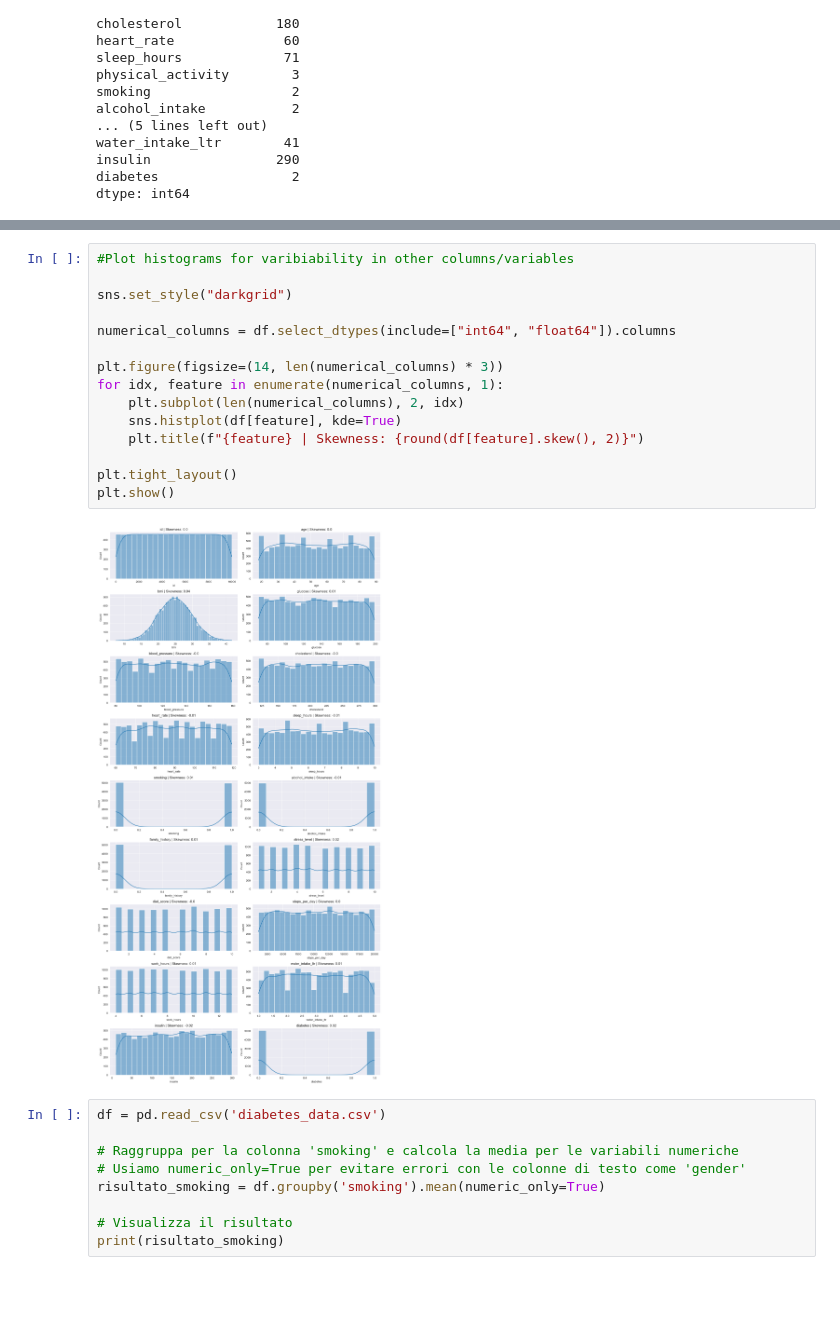
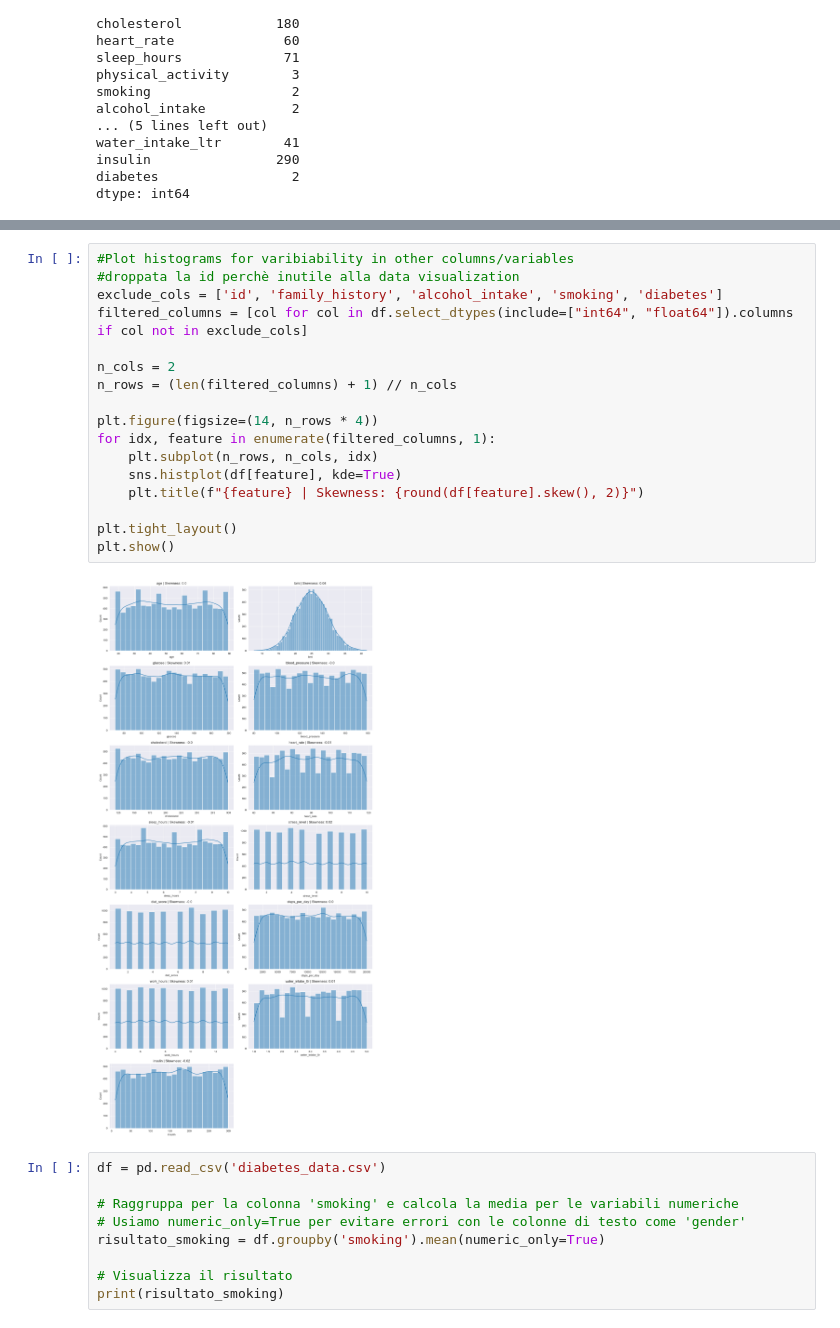
Before and after one commit to LennyTheCoder03/develhope_project, a Jupyter notebook: nuovo codice.ipynb, the cells around one changed output, grey strips where cells are left out. Drawn from its saved outputs; the diff is of its cells as text; blank space fills up the shorter version.

```diff
--- a/nuovo codice.ipynb
+++ b/nuovo codice.ipynb
@@ -138,20 +137,22 @@ plt.show()
 # %%
 #Plot histograms for varibiability in other columns/variables
+#droppata la id perchè inutile alla data visualization
+exclude_cols = ['id', 'family_history', 'alcohol_intake', 'smoking', 'diabetes']
+filtered_columns = [col for col in df.select_dtypes(include=["int64", "float64"]).columns if col not in exclude_cols]
 
-sns.set_style("darkgrid")
+n_cols = 2
+n_rows = (len(filtered_columns) + 1) // n_cols
 
-numerical_columns = df.select_dtypes(include=["int64", "float64"]).columns
-
-plt.figure(figsize=(14, len(numerical_columns) * 3))
-for idx, feature in enumerate(numerical_columns, 1):
-    plt.subplot(len(numerical_columns), 2, idx)
+plt.figure(figsize=(14, n_rows * 4))
+for idx, feature in enumerate(filtered_columns, 1):
+    plt.subplot(n_rows, n_cols, idx)
     sns.histplot(df[feature], kde=True)
     plt.title(f"{feature} | Skewness: {round(df[feature].skew(), 2)}")
 
 plt.tight_layout()
 plt.show()
 # %% [output]
-[figure, old version]
+[figure, new version]
 # %%
 df = pd.read_csv('diabetes_data.csv')
 
```
Also changed, not shown: parts of 3 cells of this notebook, 1 other file.
